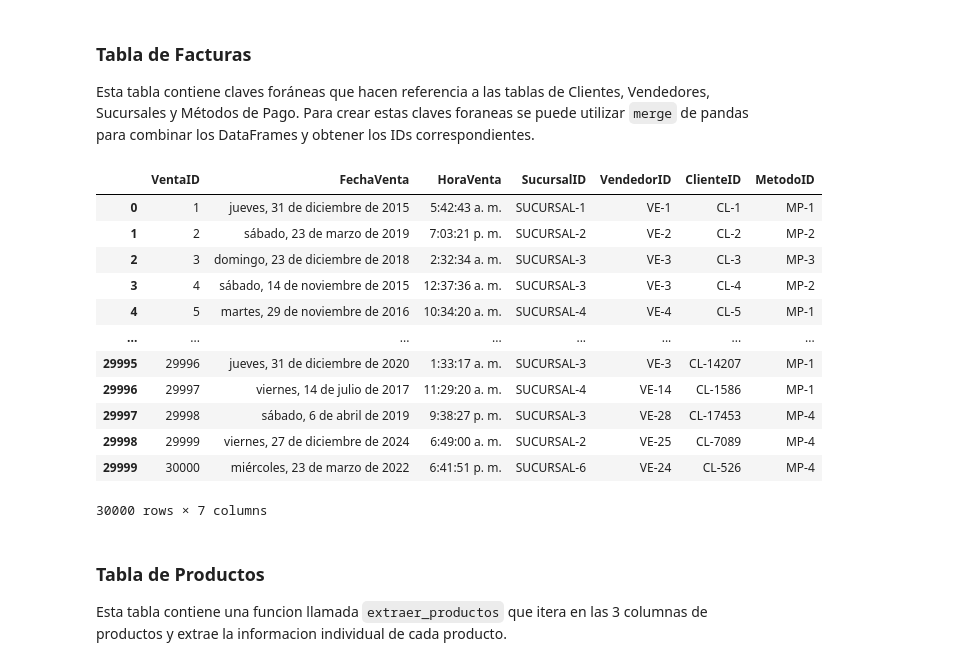
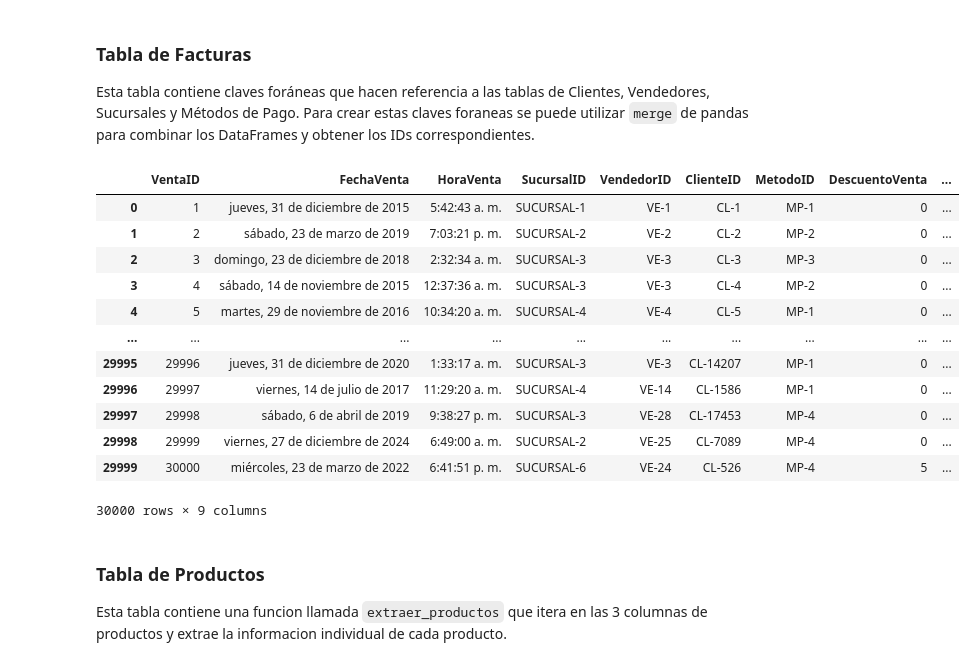
Before and after one commit to JuanCaVa21/Analisis-y-visualizacion-de-datos-de-ventas-del-sector-retail, a Jupyter notebook: Avance_2_Modelo_Relacional.ipynb, the cells around one changed output. Drawn from its saved outputs; the diff is of its cells as text; code cells hidden in the pictures.

```diff
--- a/Avance_2_Modelo_Relacional.ipynb
+++ b/Avance_2_Modelo_Relacional.ipynb
@@ -238,28 +238,28 @@ Esta tabla contiene claves foráneas que hacen referencia a las tablas de Client
 # %%
 # Tabla Facturas
 
-facturas = df[['VentaID', 'FechaVenta', 'HoraVenta', 'SucursalNombre', 'VendedorNombre', 'ClienteNombre', 'EmailClientes', 'MetodoPago']].drop_duplicates()
+facturas = df[['VentaID', 'FechaVenta', 'HoraVenta', 'SucursalNombre', 'VendedorNombre', 'ClienteNombre', 'EmailClientes', 'MetodoPago', 'DescuentoVenta', 'TotalVenta']].drop_duplicates()
 facturas = facturas.merge(sucursales, left_on='SucursalNombre', right_on='SucursalNombre', how='left')
 facturas = facturas.merge(vendedores, left_on='VendedorNombre', right_on='VendedorNombre', how='left')
 facturas = facturas.merge(clientes, left_on=['ClienteNombre', 'EmailClientes'], right_on=['ClienteNombre', 'EmailClientes'], how='left')
 facturas = facturas.merge(metodoPago, left_on='MetodoPago', right_on='MetodoPago', how='left')
-facturas = facturas[['VentaID', 'FechaVenta', 'HoraVenta', 'SucursalID', 'VendedorID', 'ClienteID', 'MetodoID']]
+facturas = facturas[['VentaID', 'FechaVenta', 'HoraVenta', 'SucursalID', 'VendedorID', 'ClienteID', 'MetodoID', 'DescuentoVenta', 'TotalVenta']]
 
 facturas
 # %% [output]
-|  | VentaID | FechaVenta | HoraVenta | SucursalID | VendedorID | ClienteID | MetodoID |
-| 0 | 1 | jueves, 31 de diciembre de 2015 | 5:42:43 a. m. | SUCURSAL-1 | VE-1 | CL-1 | MP-1 |
-| 1 | 2 | sábado, 23 de marzo de 2019 | 7:03:21 p. m. | SUCURSAL-2 | VE-2 | CL-2 | MP-2 |
-| 2 | 3 | domingo, 23 de diciembre de 2018 | 2:32:34 a. m. | SUCURSAL-3 | VE-3 | CL-3 | MP-3 |
-| 3 | 4 | sábado, 14 de noviembre de 2015 | 12:37:36 a. m. | SUCURSAL-3 | VE-3 | CL-4 | MP-2 |
-| 4 | 5 | martes, 29 de noviembre de 2016 | 10:34:20 a. m. | SUCURSAL-4 | VE-4 | CL-5 | MP-1 |
-| ... | ... | ... | ... | ... | ... | ... | ... |
-| 29995 | 29996 | jueves, 31 de diciembre de 2020 | 1:33:17 a. m. | SUCURSAL-3 | VE-3 | CL-14207 | MP-1 |
-| 29996 | 29997 | viernes, 14 de julio de 2017 | 11:29:20 a. m. | SUCURSAL-4 | VE-14 | CL-1586 | MP-1 |
-| 29997 | 29998 | sábado, 6 de abril de 2019 | 9:38:27 p. m. | SUCURSAL-3 | VE-28 | CL-17453 | MP-4 |
-| 29998 | 29999 | viernes, 27 de diciembre de 2024 | 6:49:00 a. m. | SUCURSAL-2 | VE-25 | CL-7089 | MP-4 |
-| 29999 | 30000 | miércoles, 23 de marzo de 2022 | 6:41:51 p. m. | SUCURSAL-6 | VE-24 | CL-526 | MP-4 |
+|  | VentaID | FechaVenta | HoraVenta | SucursalID | VendedorID | ClienteID | MetodoID | DescuentoVenta | ... |
+| 0 | 1 | jueves, 31 de diciembre de 2015 | 5:42:43 a. m. | SUCURSAL-1 | VE-1 | CL-1 | MP-1 | 0 | ... |
+| 1 | 2 | sábado, 23 de marzo de 2019 | 7:03:21 p. m. | SUCURSAL-2 | VE-2 | CL-2 | MP-2 | 0 | ... |
+| 2 | 3 | domingo, 23 de diciembre de 2018 | 2:32:34 a. m. | SUCURSAL-3 | VE-3 | CL-3 | MP-3 | 0 | ... |
+| 3 | 4 | sábado, 14 de noviembre de 2015 | 12:37:36 a. m. | SUCURSAL-3 | VE-3 | CL-4 | MP-2 | 0 | ... |
+| 4 | 5 | martes, 29 de noviembre de 2016 | 10:34:20 a. m. | SUCURSAL-4 | VE-4 | CL-5 | MP-1 | 0 | ... |
+| ... | ... | ... | ... | ... | ... | ... | ... | ... | ... |
+| 29995 | 29996 | jueves, 31 de diciembre de 2020 | 1:33:17 a. m. | SUCURSAL-3 | VE-3 | CL-14207 | MP-1 | 0 | ... |
+| 29996 | 29997 | viernes, 14 de julio de 2017 | 11:29:20 a. m. | SUCURSAL-4 | VE-14 | CL-1586 | MP-1 | 0 | ... |
+| 29997 | 29998 | sábado, 6 de abril de 2019 | 9:38:27 p. m. | SUCURSAL-3 | VE-28 | CL-17453 | MP-4 | 0 | ... |
+| 29998 | 29999 | viernes, 27 de diciembre de 2024 | 6:49:00 a. m. | SUCURSAL-2 | VE-25 | CL-7089 | MP-4 | 0 | ... |
+| 29999 | 30000 | miércoles, 23 de marzo de 2022 | 6:41:51 p. m. | SUCURSAL-6 | VE-24 | CL-526 | MP-4 | 5 | ... |
-30000 rows × 7 columns
+30000 rows × 9 columns
 # %% [markdown]
 ### **Tabla de Productos**
 
```
Also changed, not shown: parts of 3 cells of this notebook, 5 other files.
